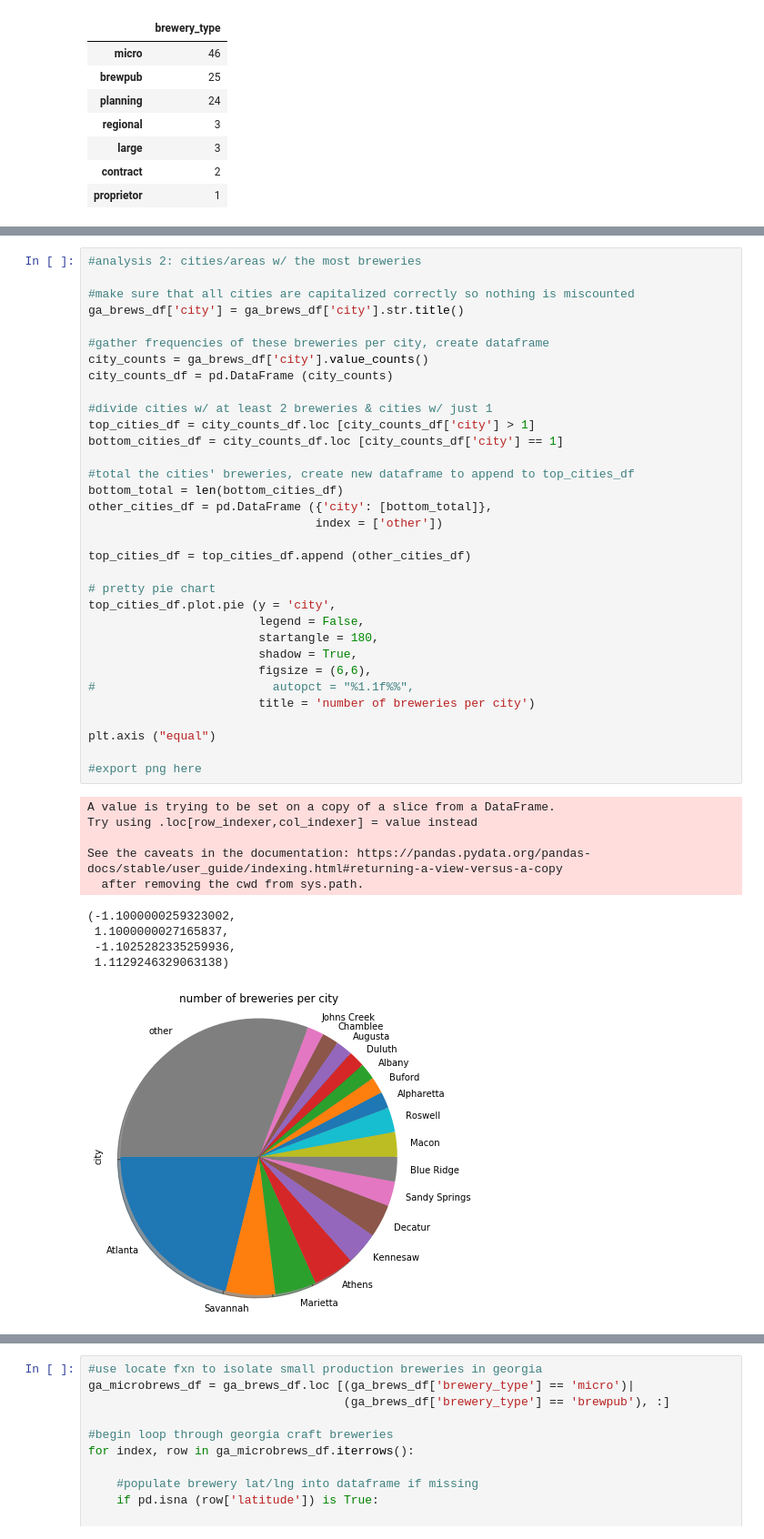
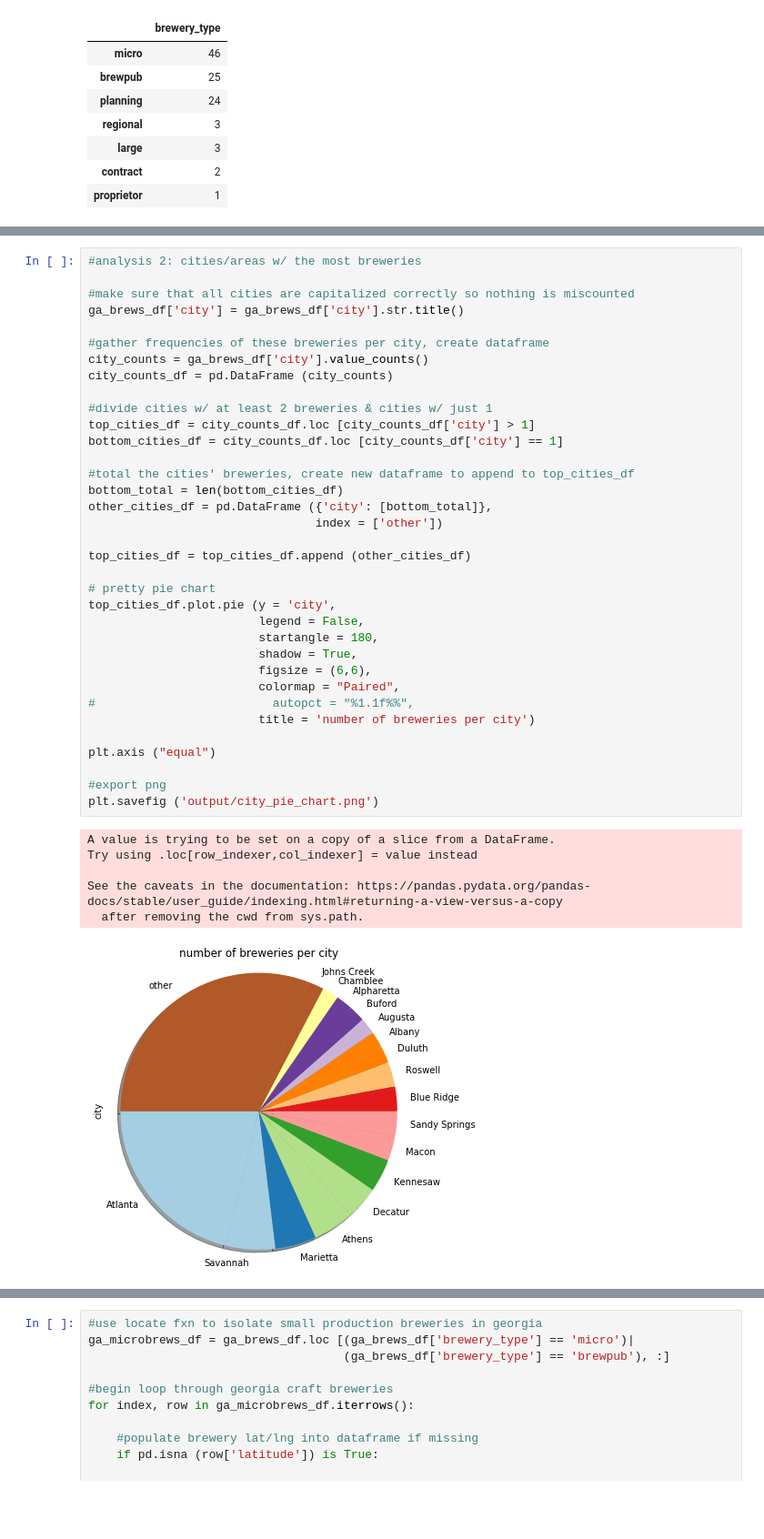
Before and after one commit to sjani184/Megadatatron, a Jupyter notebook: main_notebook.ipynb, the cells around one changed output, grey strips where cells are left out. Shown: that part at 91% size. Saved outputs shown, nothing was run; the diff lists cells and outputs as text; blank space fills up the shorter version.

Commit message:
added export files, misc. changes to master notebook

```diff
--- a/main_notebook.ipynb
+++ b/main_notebook.ipynb
@@ -70,39 +68,37 @@ city_counts = ga_brews_df['city'].value_counts()
 city_counts_df = pd.DataFrame (city_counts)
 
 #divide cities w/ at least 2 breweries & cities w/ just 1
 top_cities_df = city_counts_df.loc [city_counts_df['city'] > 1]
 bottom_cities_df = city_counts_df.loc [city_counts_df['city'] == 1]
 
 #total the cities' breweries, create new dataframe to append to top_cities_df
 bottom_total = len(bottom_cities_df)
 other_cities_df = pd.DataFrame ({'city': [bottom_total]},
                                 index = ['other'])
 
 top_cities_df = top_cities_df.append (other_cities_df)
 
 # pretty pie chart
 top_cities_df.plot.pie (y = 'city',
                         legend = False,
                         startangle = 180,
                         shadow = True,
                         figsize = (6,6),
+                        colormap = "Paired",
 #                         autopct = "%1.1f%%",
                         title = 'number of breweries per city')
 
 plt.axis ("equal")
 
-#export png here
+#export png
+plt.savefig ('output/city_pie_chart.png')
 # %% [output]
 A value is trying to be set on a copy of a slice from a DataFrame.
 Try using .loc[row_indexer,col_indexer] = value instead
 
 See the caveats in the documentation: https://pandas.pydata.org/pandas-docs/stable/user_guide/indexing.html#returning-a-view-versus-a-copy
   after removing the cwd from sys.path.
-(-1.1000000259323002,
- 1.1000000027165837,
- -1.1025282335259936,
- 1.1129246329063138)
-[figure, old version]
+[figure, new version]
 # %%
 #stacked bar chart using city & type counts in previous 2 cells
 stacked_data = ga_brews_df.loc [:, ('city', 'brewery_type')]
```
Also changed, not shown: parts of 8 cells of this notebook, 4 other files.
